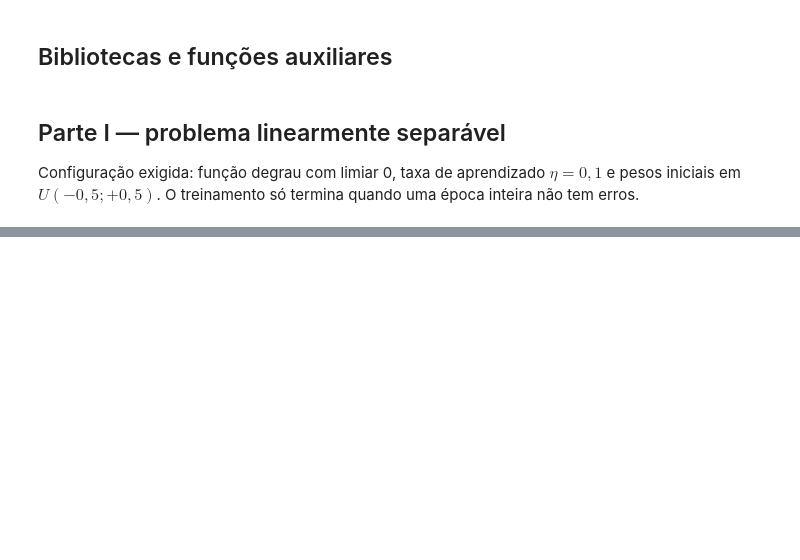
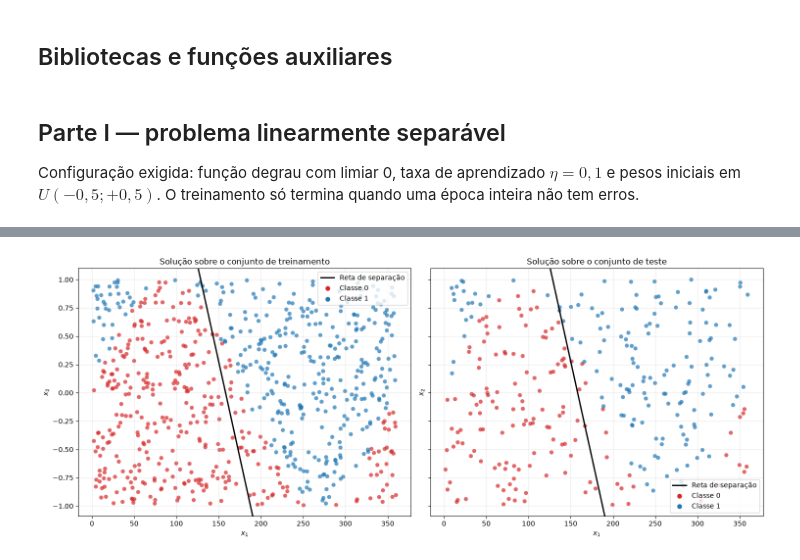
Before and after one commit to devrennankaue/perceptron-rosenblatt-Rennan-Danilo, a Jupyter notebook: PP2_1_Perceptron_Rosenblatt.ipynb, the cells around one changed output, grey strips where cells are left out. Drawn from its saved outputs; the diff is of its cells as text; code cells hidden in the pictures; blank space fills up the shorter version.

```diff
--- a/PP2_1_Perceptron_Rosenblatt.ipynb
+++ b/PP2_1_Perceptron_Rosenblatt.ipynb
@@ -227,13 +323,10 @@ print(f'Ajustes em 100 épocas: {resultado_holdout["ajustes"]}')
 # %%
 fig, eixos = plt.subplots(1, 2, figsize=(15, 6), sharex=True, sharey=True)
-plotar_dados_e_reta(X_treino, y_treino, resultado_holdout['pesos'], eixos[0],
-                     'Solução sobre o conjunto de treinamento')
-plotar_dados_e_reta(X_teste, y_teste, resultado_holdout['pesos'], eixos[1],
-                     'Solução sobre o conjunto de teste')
+plotar_dados_e_reta(X_treino, y_treino, pesos_holdout, eixos[0],
+                    'Solução sobre o conjunto de treinamento')
+plotar_dados_e_reta(X_teste, y_teste, pesos_holdout, eixos[1],
+                    'Solução sobre o conjunto de teste')
 plt.tight_layout()
 plt.show()
-
-print('Discussão: como o conjunto não é linearmente separável, uma reta não consegue '
-      'classificar todos os padrões corretamente. A qualidade da solução deve ser julgada '
-      'principalmente pela acurácia, precisão, revocação e F1-Score obtidos acima; valores '
-      'menores indicam sobreposição relevante das classes para este modelo linear.')
+# %% [output]
+[figure, added]
```
Also changed, not shown: parts of 16 cells of this notebook.
